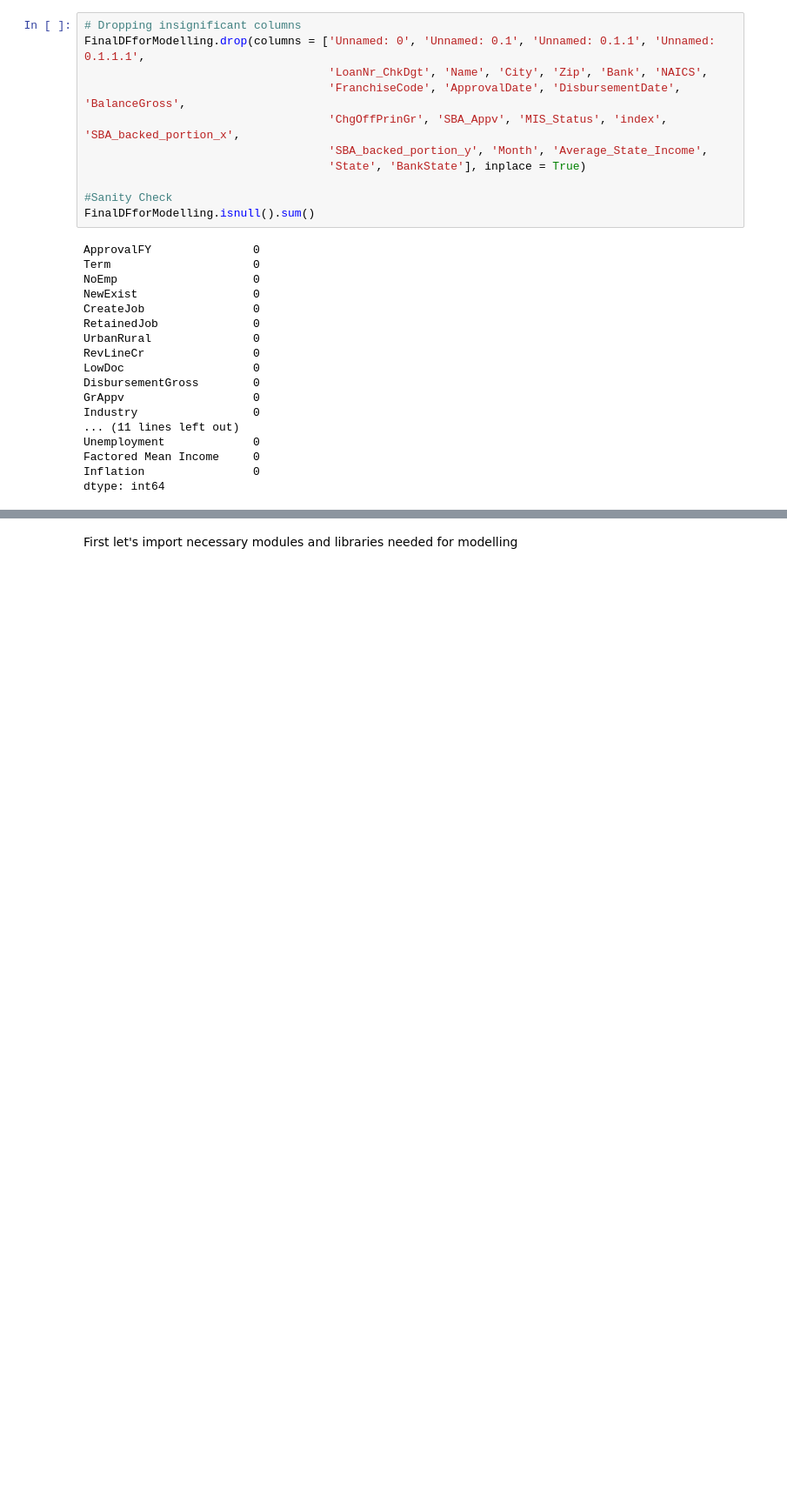
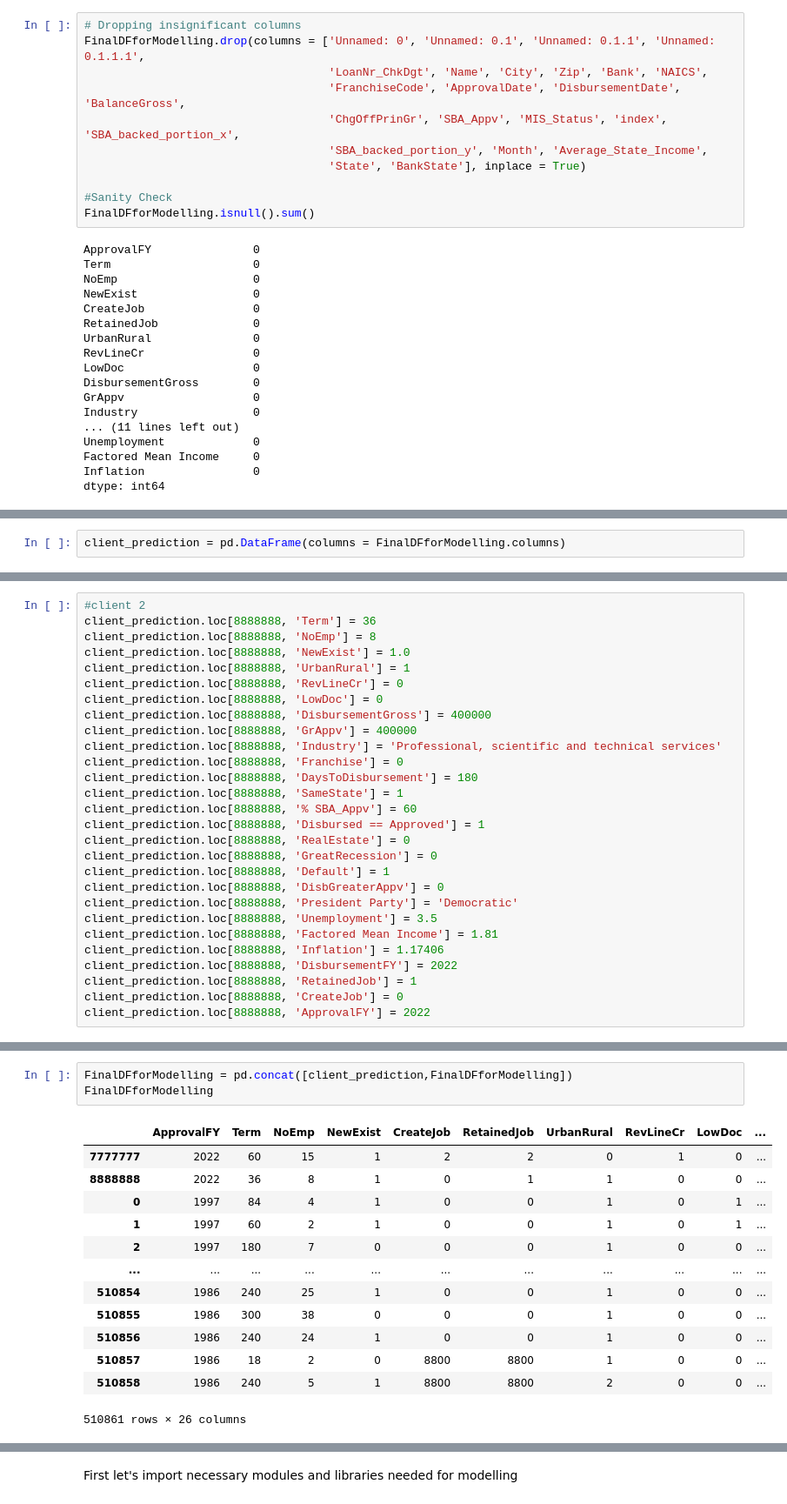
Before and after one commit to CIV2T1PEY/CIV1498-Group-Project, a Jupyter notebook: Final.ipynb, the cells around one changed output, grey strips where cells are left out. Shown at 87% size. Drawn from its saved outputs; the diff is of its cells as text; blank space fills up the shorter version.

```diff
--- a/Final.ipynb
+++ b/Final.ipynb
@@ -2143,0 +2184,2 @@ dtype: int64
+# %%
+client_prediction = pd.DataFrame(columns = FinalDFforModelling.columns)
@@ -2143,0 +2220,28 @@ dtype: int64
+# %%
+#client 2
+client_prediction.loc[8888888, 'Term'] = 36
+client_prediction.loc[8888888, 'NoEmp'] = 8
+client_prediction.loc[8888888, 'NewExist'] = 1.0
+client_prediction.loc[8888888, 'UrbanRural'] = 1
+client_prediction.loc[8888888, 'RevLineCr'] = 0
+client_prediction.loc[8888888, 'LowDoc'] = 0
+client_prediction.loc[8888888, 'DisbursementGross'] = 400000
+client_prediction.loc[8888888, 'GrAppv'] = 400000
+client_prediction.loc[8888888, 'Industry'] = 'Professional, scientific and technical services'
+client_prediction.loc[8888888, 'Franchise'] = 0
+client_prediction.loc[8888888, 'DaysToDisbursement'] = 180
+client_prediction.loc[8888888, 'SameState'] = 1
+client_prediction.loc[8888888, '% SBA_Appv'] = 60
+client_prediction.loc[8888888, 'Disbursed == Approved'] = 1
+client_prediction.loc[8888888, 'RealEstate'] = 0
+client_prediction.loc[8888888, 'GreatRecession'] = 0
+client_prediction.loc[8888888, 'Default'] = 1
+client_prediction.loc[8888888, 'DisbGreaterAppv'] = 0
+client_prediction.loc[8888888, 'President Party'] = 'Democratic'
+client_prediction.loc[8888888, 'Unemployment'] = 3.5
+client_prediction.loc[8888888, 'Factored Mean Income'] = 1.81
+client_prediction.loc[8888888, 'Inflation'] = 1.17406
+client_prediction.loc[8888888, 'DisbursementFY'] = 2022
+client_prediction.loc[8888888, 'RetainedJob'] = 1
+client_prediction.loc[8888888, 'CreateJob'] = 0
+client_prediction.loc[8888888, 'ApprovalFY'] = 2022
@@ -2143,0 +2271,17 @@ dtype: int64
+# %%
+FinalDFforModelling = pd.concat([client_prediction,FinalDFforModelling])
+FinalDFforModelling
+# %% [output]
+|  | ApprovalFY | Term | NoEmp | NewExist | CreateJob | RetainedJob | UrbanRural | RevLineCr | LowDoc | ... |
+| 7777777 | 2022 | 60 | 15 | 1 | 2 | 2 | 0 | 1 | 0 | ... |
+| 8888888 | 2022 | 36 | 8 | 1 | 0 | 1 | 1 | 0 | 0 | ... |
+| 0 | 1997 | 84 | 4 | 1 | 0 | 0 | 1 | 0 | 1 | ... |
+| 1 | 1997 | 60 | 2 | 1 | 0 | 0 | 1 | 0 | 1 | ... |
+| 2 | 1997 | 180 | 7 | 0 | 0 | 0 | 1 | 0 | 0 | ... |
+| ... | ... | ... | ... | ... | ... | ... | ... | ... | ... | ... |
+| 510854 | 1986 | 240 | 25 | 1 | 0 | 0 | 1 | 0 | 0 | ... |
+| 510855 | 1986 | 300 | 38 | 0 | 0 | 0 | 1 | 0 | 0 | ... |
+| 510856 | 1986 | 240 | 24 | 1 | 0 | 0 | 1 | 0 | 0 | ... |
+| 510857 | 1986 | 18 | 2 | 0 | 8800 | 8800 | 1 | 0 | 0 | ... |
+| 510858 | 1986 | 240 | 5 | 1 | 8800 | 8800 | 2 | 0 | 0 | ... |
+510861 rows × 26 columns
```
Also changed, not shown: parts of 44 cells of this notebook.
